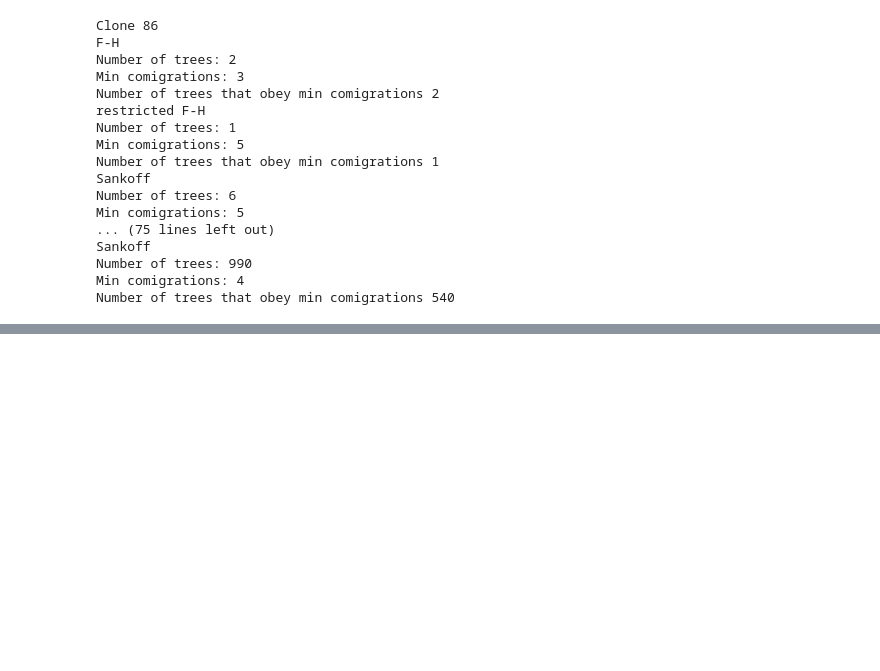
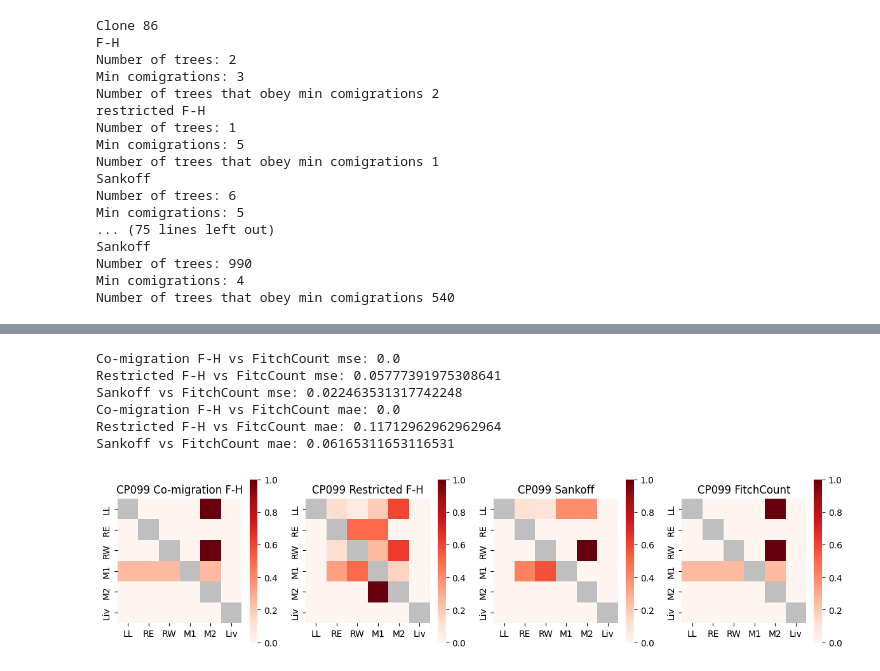
Before and after one commit to Ponyokatsu/CS598MEB-Project-bdeleon2, a Jupyter notebook: main_runner.ipynb, the cells around one changed output, grey strips where cells are left out. Cells and saved outputs as stored; diff of their text form; code cells hidden in the pictures; blank space fills up the shorter version.

```diff
--- a/main_runner.ipynb
+++ b/main_runner.ipynb
@@ -314,0 +345,10 @@ Number of trees that obey min comigrations 540
+# %%
+show_4_plots(tm,rtm,stm,fc,99)
+# %% [output]
+Co-migration F-H vs FitchCount mse: 0.0
+Restricted F-H vs FitcCount mse: 0.05777391975308641
+Sankoff vs FitchCount mse: 0.022463531317742248
+Co-migration F-H vs FitchCount mae: 0.0
+Restricted F-H vs FitcCount mae: 0.11712962962962964
+Sankoff vs FitchCount mae: 0.06165311653116531
+[figure, added]
```
Also changed, not shown: parts of 5 cells of this notebook.
